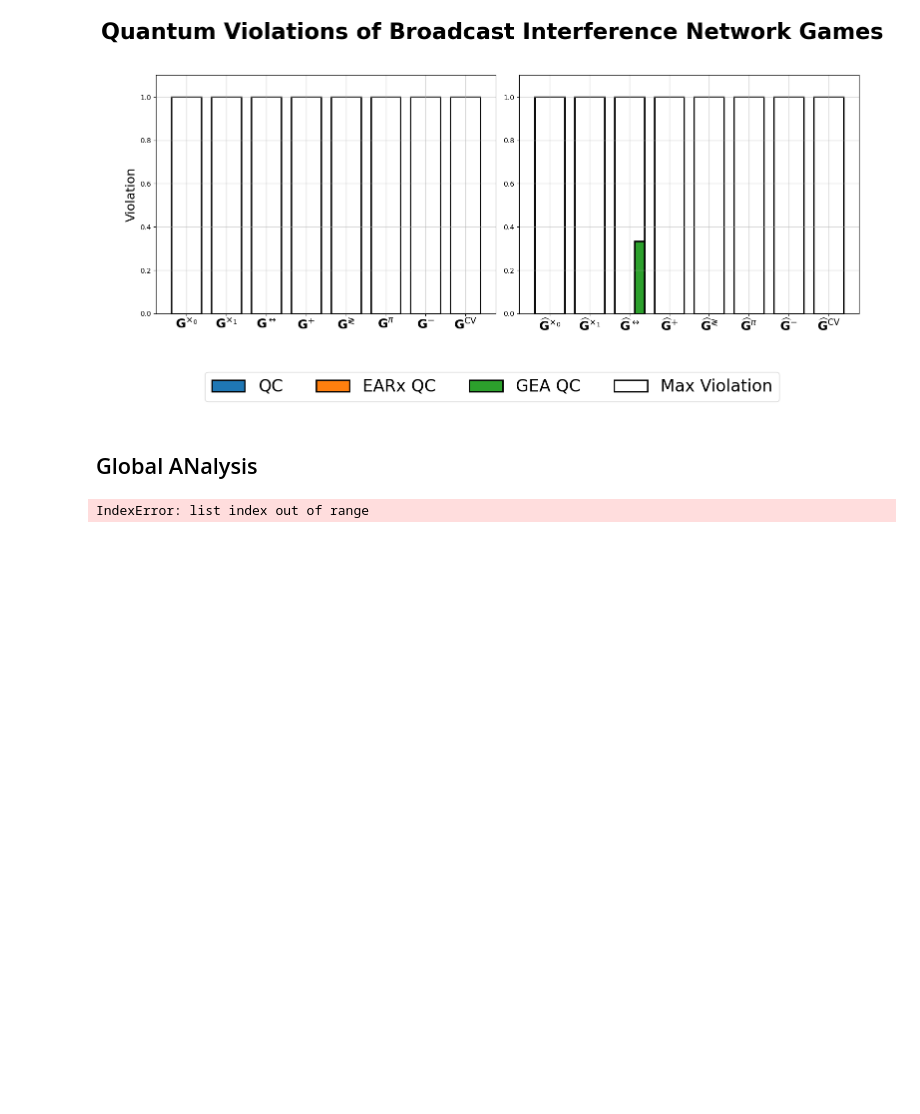
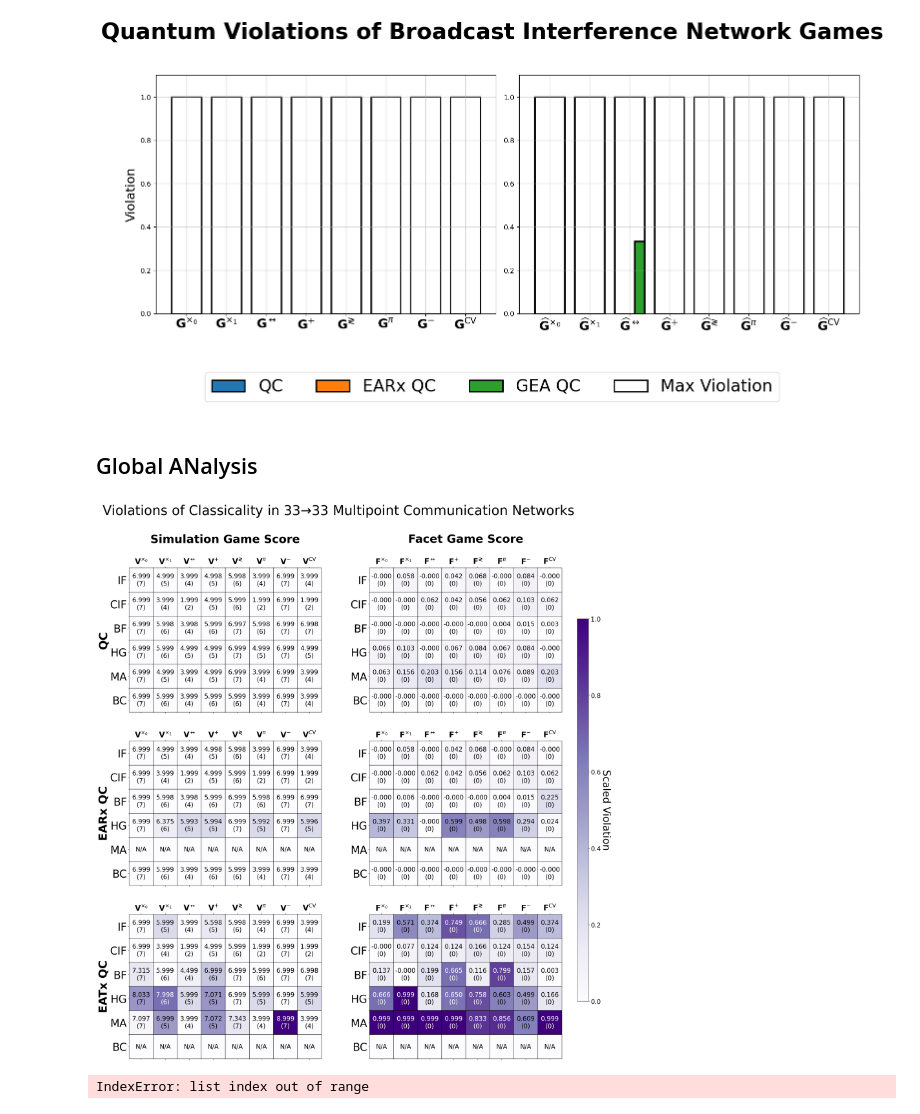
Before and after one commit to ChitambarLab/nonclassicality-in-quantum-communication-networks-supplemental-code, a Jupyter notebook: notebook/multipoint_quantum_violations.ipynb, the cells around one changed output. Drawn from its saved outputs; the diff is of its cells as text; code cells hidden in the pictures; blank space fills up the shorter version.

Commit message:
data plots

```diff
--- a/notebook/multipoint_quantum_violations.ipynb
+++ b/notebook/multipoint_quantum_violations.ipynb
@@ -712,7 +712,7 @@ facet_max_violations_table_data = print_max_violations_table(
 # %%
 fig, ((qc_ax, qc_facet_ax), (earx_qc_ax, earx_qc_facet_ax), (eatx_qc_ax, eatx_qc_facet_ax) ) = plt.subplots(nrows=3, ncols=2, figsize=(25,28))
 
-fig.suptitle(r"Quantum Violations of Classical Bounds in $33\to 33$" + " Multipoint Communication Networks", size=42)
+fig.suptitle(r"Violations of Classicality in $33\to 33$" + " Multipoint Communication Networks", size=42)
 
 multiaccess_row = [index for index,value in enumerate(network_names) if value == "MA"][0]
 broadcast_row = [index for index,value in enumerate(network_names) if value == "BC"][0]
@@ -915,34 +915,36 @@ for y in range(len(cc_facet_table_data)):
                 color=earx_text_color,
             )
         else:
             earx_qc_facet_ax.text(x, y, str(round(decimal.Decimal(earx_val), n_decimals)) + "\n(" + str(int(cc_val)) + ")",
             # earx_qc_facet_ax.text(x, y, '%.3f' % earx_val + "\n" + "(" + str(int(cc_val)) + ")",
                 horizontalalignment='center',
                 verticalalignment='center',
                 size=mat_num_font,
                 color=earx_text_color,
             )
         if y == broadcast_row:
             eatx_qc_facet_ax.text(x, y,
                 "N/A",
                 horizontalalignment='center',
                 verticalalignment='center',
                 size=mat_num_font,
                 color=eatx_text_color,
             )
         else:
             eatx_qc_facet_ax.text(x, y, str(round(decimal.Decimal(eatx_val), n_decimals)) + "\n(" + str(int(cc_val)) + ")",
             # eatx_qc_facet_ax.text(x, y, '%.3f' % eatx_val + "\n" + "(" + str(int(cc_val)) + ")",
                 horizontalalignment='center',
                 verticalalignment='center',
                 size=mat_num_font,
                 color=eatx_text_color,
             )
 
-cb_ax = fig.add_axes([0.95, 0.2, 0.02, 0.6])
+cb_ax = fig.add_axes([0.92, 0.2, 0.02, 0.6])
 cbar = fig.colorbar(pcm_qc, cax=cb_ax)
 cbar.ax.set_ylabel('Scaled Violation', rotation=270, size=32, labelpad=32)
 cbar.ax.tick_params(labelsize=mat_num_font)
+# %% [output]
+[figure, added]
 # %%
 multiaccess_row = [index for index,value in enumerate(network_names) if value == "Multiaccess"][0]
 
```
Also changed, not shown: 15 other files.
